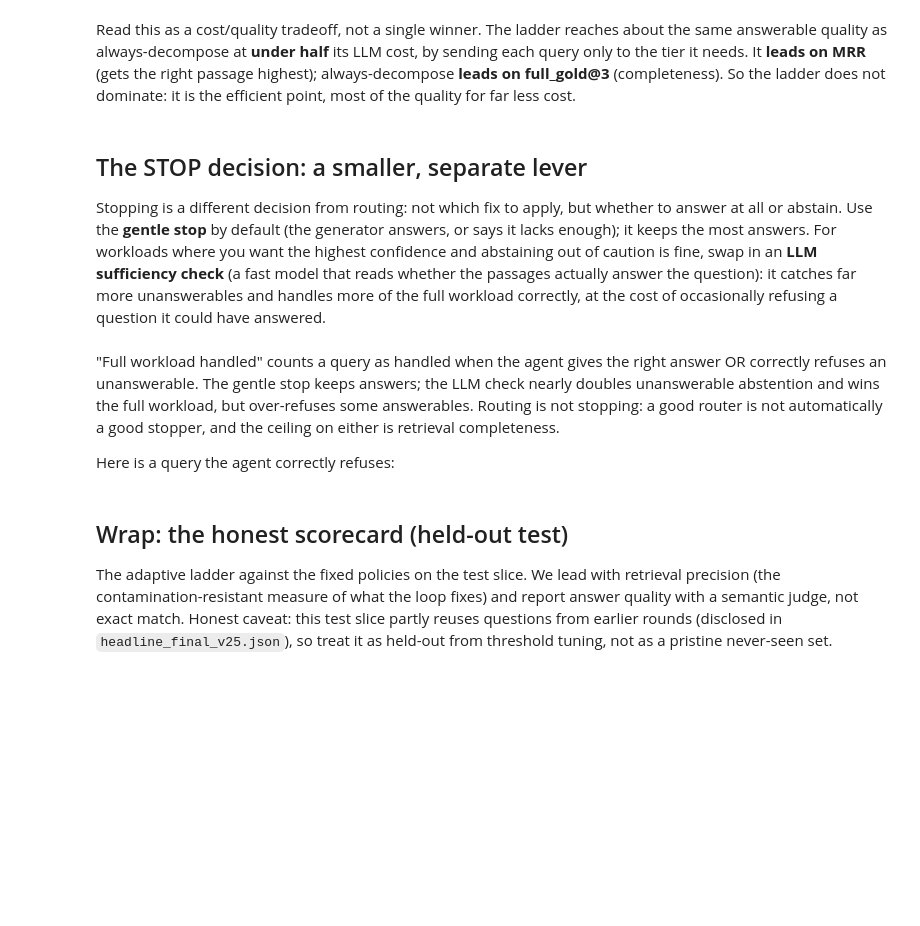
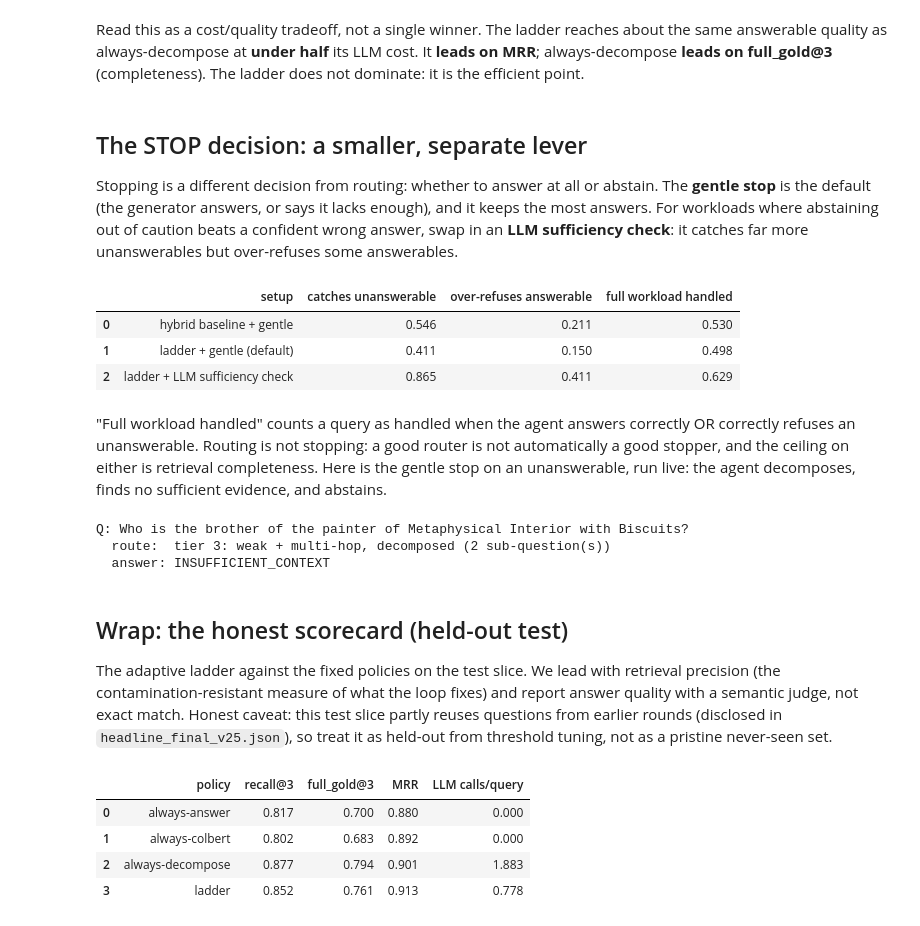
Before and after one commit to qdrant-labs/self-correcting-loops-workshop, a Jupyter notebook: notebooks/lab.ipynb, the cells around one changed output. Saved outputs shown, nothing was run; the diff lists cells and outputs as text; code cells hidden in the pictures; blank space fills up the shorter version.

```diff
--- a/notebooks/lab.ipynb
+++ b/notebooks/lab.ipynb
@@ -371,42 +506,36 @@ frontier_validation
 # %% [markdown]
 Read this as a cost/quality tradeoff, not a single winner. The ladder reaches about the same
-answerable quality as always-decompose at **under half** its LLM cost, by sending each query
-only to the tier it needs. It **leads on MRR** (gets the right passage highest);
-always-decompose **leads on full_gold@3** (completeness). So the ladder does not dominate: it is
-the efficient point, most of the quality for far less cost.
+answerable quality as always-decompose at **under half** its LLM cost. It **leads on MRR**;
+always-decompose **leads on full_gold@3** (completeness). The ladder does not dominate: it is the
+efficient point.
 # %% [markdown]
 ## The STOP decision: a smaller, separate lever
 
-Stopping is a different decision from routing: not which fix to apply, but whether to answer at
-all or abstain. Use the **gentle stop** by default (the generator answers, or says it lacks
-enough); it keeps the most answers. For workloads where you want the highest confidence and
-abstaining out of caution is fine, swap in an **LLM sufficiency check** (a fast model that reads
-whether the passages actually answer the question): it catches far more unanswerables and
-handles more of the full workload correctly, at the cost of occasionally refusing a question it
-could have answered.
+Stopping is a different decision from routing: whether to answer at all or abstain. The **gentle
+stop** is the default (the generator answers, or says it lacks enough), and it keeps the most
+answers. For workloads where abstaining out of caution beats a confident wrong answer, swap in an
+**LLM sufficiency check**: it catches far more unanswerables but over-refuses some answerables.
 # %%
 stop_variants = load_artifact("targeted_stop_v25.json")["variants"]
-
 stop_rows = [
     ("hybrid baseline + gentle",       "baseline_hybrid_gentle"),
     ("ladder + gentle (default)",      "ladder_gentle"),
     ("ladder + LLM sufficiency check", "ladder_autorater_all"),
 ]
-stop_methods = pd.DataFrame([
-    {
-        "setup": label,
-        "catches unanswerable": stop_variants[key]["abstain_unans"],
-        "over-refuses answerable": stop_variants[key]["false_stop_ans"],
-        "full workload handled": stop_variants[key]["selective_accuracy"],
-    }
+pd.DataFrame([
+    {"setup": label,
+     "catches unanswerable": stop_variants[key]["abstain_unans"],
+     "over-refuses answerable": stop_variants[key]["false_stop_ans"],
+     "full workload handled": stop_variants[key]["selective_accuracy"]}
     for label, key in stop_rows
 ])
-stop_methods
+# %% [output]
+|  | setup | catches unanswerable | over-refuses answerable | full workload handled |
+| 0 | hybrid baseline + gentle | 0.546 | 0.211 | 0.530 |
+| 1 | ladder + gentle (default) | 0.411 | 0.150 | 0.498 |
+| 2 | ladder + LLM sufficiency check | 0.865 | 0.411 | 0.629 |
 # %% [markdown]
-"Full workload handled" counts a query as handled when the agent gives the right answer OR
-correctly refuses an unanswerable. The gentle stop keeps answers; the LLM check nearly doubles
-unanswerable abstention and wins the full workload, but over-refuses some answerables. Routing
-is not stopping: a good router is not automatically a good stopper, and the ceiling on either is
-retrieval completeness.
-
-Here is a query the agent correctly refuses:
+"Full workload handled" counts a query as handled when the agent answers correctly OR correctly
+refuses an unanswerable. Routing is not stopping: a good router is not automatically a good
+stopper, and the ceiling on either is retrieval completeness. Here is the gentle stop on an
+unanswerable, run live: the agent decomposes, finds no sufficient evidence, and abstains.
@@ -417,16 +542,30 @@ if refusal_demo:
+# %%
+unanswerable = by_id["2hop__108098_170204"]
+pool, route = solve(unanswerable["question"])
+answer, _tokens = agent.generate_answer(unanswerable["question"], pool[:config.ANSWER_K])
+show_run(unanswerable["question"], route, answer, pool, [])
+# %% [output]
+Q: Who is the brother of the painter of Metaphysical Interior with Biscuits?
+  route:  tier 3: weak + multi-hop, decomposed (2 sub-question(s))
+  answer: INSUFFICIENT_CONTEXT
 # %% [markdown]
 ## Wrap: the honest scorecard (held-out test)
 
-The adaptive ladder against the fixed policies on the test slice. We lead with retrieval
-precision (the contamination-resistant measure of what the loop fixes) and report answer
-quality with a semantic judge, not exact match. Honest caveat: this test slice partly reuses
-questions from earlier rounds (disclosed in `headline_final_v25.json`), so treat it as held-out
-from threshold tuning, not as a pristine never-seen set.
+The adaptive ladder against the fixed policies on the test slice. We lead with retrieval precision
+(the contamination-resistant measure of what the loop fixes) and report answer quality with a
+semantic judge, not exact match. Honest caveat: this test slice partly reuses questions from
+earlier rounds (disclosed in `headline_final_v25.json`), so treat it as held-out from threshold
+tuning, not as a pristine never-seen set.
 # %%
-overall_test = headline["overall"]
-
-frontier_test = frontier_table(overall_test, mrr_key="mrr_first", cost_key="llm_calls")
+headline = load_artifact("headline_final_v25.json")
+frontier_test = frontier_table(headline["overall"], mrr_key="mrr_first", cost_key="llm_calls")
 frontier_test
+# %% [output]
+|  | policy | recall@3 | full_gold@3 | MRR | LLM calls/query |
+| 0 | always-answer | 0.817 | 0.700 | 0.880 | 0.000 |
+| 1 | always-colbert | 0.802 | 0.683 | 0.892 | 0.000 |
+| 2 | always-decompose | 0.877 | 0.794 | 0.901 | 1.883 |
+| 3 | ladder | 0.852 | 0.761 | 0.913 | 0.778 |
 # %%
 ci_vs_baseline = headline["ci_vs"]["always_answer"]
 print("ladder vs baseline lift (paired bootstrap, 95% CI):\n")
```
Also changed, not shown: parts of 68 cells of this notebook, 5 other files.
